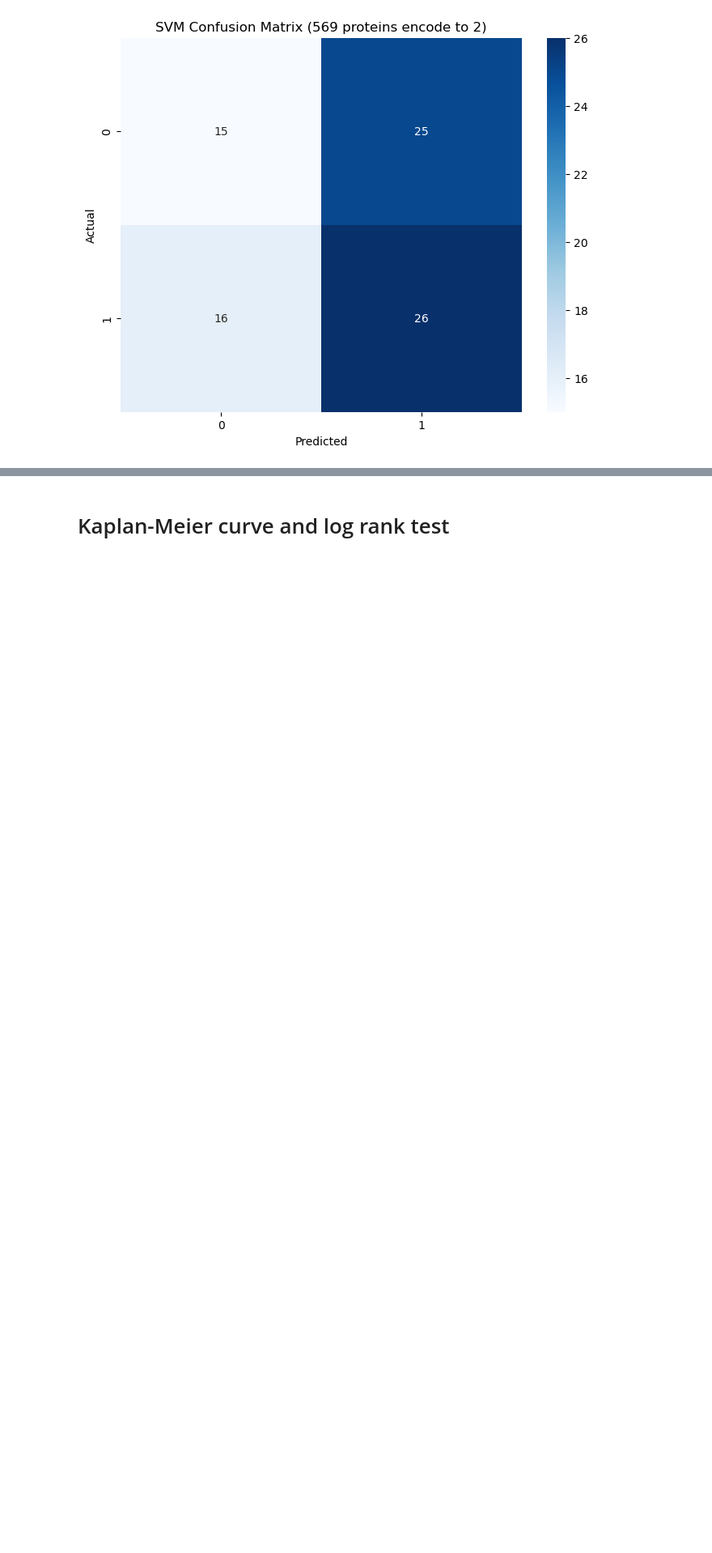
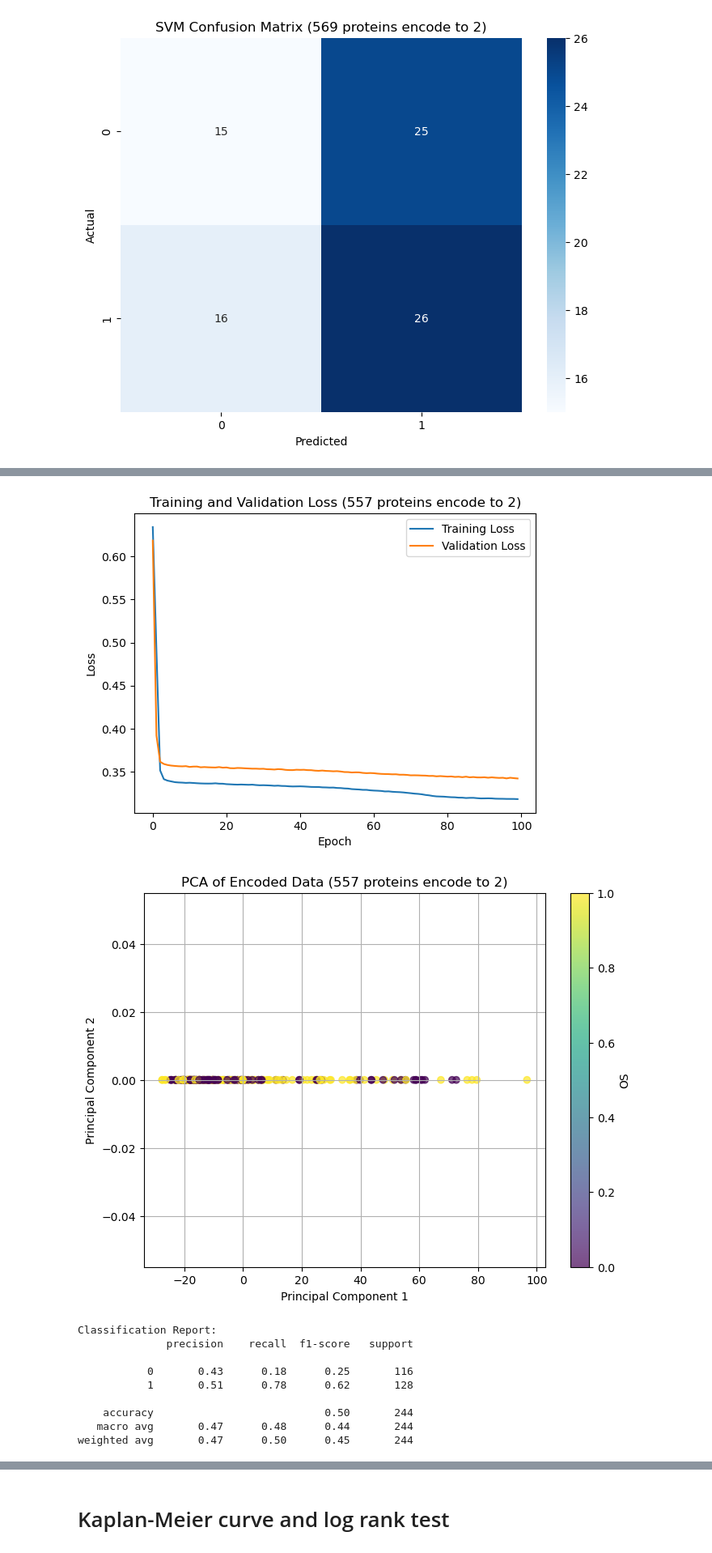
Before and after one commit to smgjch/HSAE, a Jupyter notebook: dataProcess.ipynb, the cells around one changed output, grey strips where cells are left out. Shown at 81% size. Cells and saved outputs as stored; diff of their text form; code cells hidden in the pictures; blank space fills up the shorter version.

```diff
--- a/dataProcess.ipynb
+++ b/dataProcess.ipynb
@@ -781,8 +797,9 @@ weighted avg       0.50      0.50      0.49        82
 # %%
-AE_no_inputation_2d = AE(X_train=X_train,X_test=X_test,y_train=y_train,y_test=y_test,bottleneck = 2,type = "(569 proteins encode to 2)")
+AE_no_inputation_2d = AE(X_train=X_train_no_inputation,X_test=X_test_no_inputation,y_train=y_train_no_inputation,y_test=y_test_no_inputation,bottleneck = 2,type = "(557 proteins encode to 2)")
 AE_no_inputation_2d.train()
 AE_no_inputation_2d.plot()
 AE_no_inputation_2d.do_PCA(2)
 AE_no_inputation_2d.do_Kmean()
 AE_no_inputation_2d.do_RF(binary=True)
 AE_no_inputation_2d.do_SVM(binary=True)
+# %% [output]
@@ -788,0 +823,11 @@ AE_no_inputation_2d.do_SVM(binary=True)
+[figure, added]
+[figure, added]
+Classification Report:
+              precision    recall  f1-score   support
+
+           0       0.43      0.18      0.25       116
+           1       0.51      0.78      0.62       128
+
+    accuracy                           0.50       244
+   macro avg       0.47      0.48      0.44       244
+weighted avg       0.47      0.50      0.45       244
```
Also changed, not shown: parts of 16 cells of this notebook, 10 other files.
